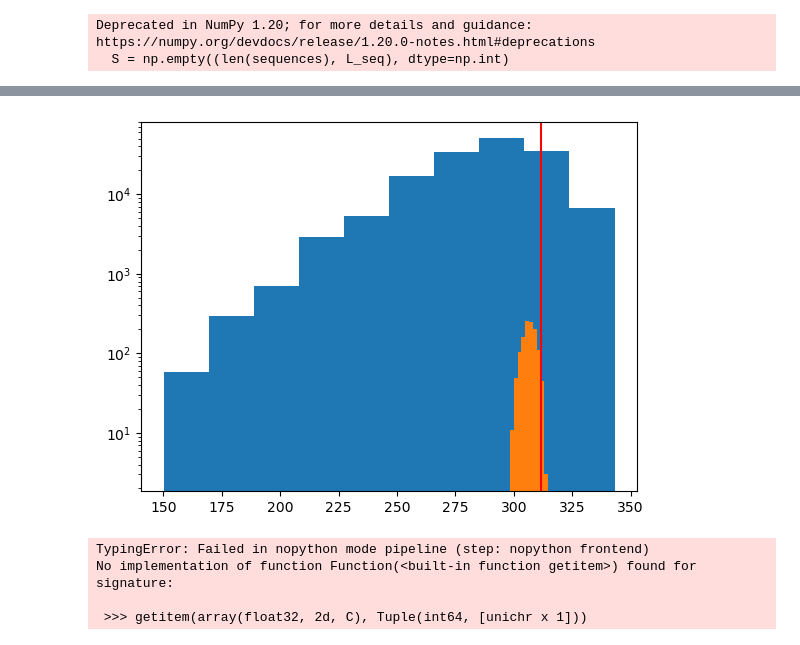
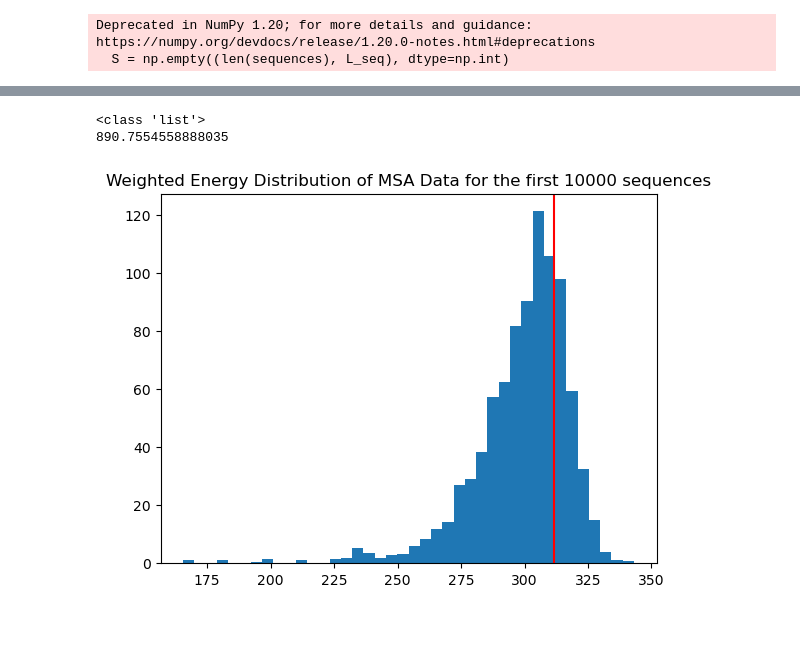
Before and after one commit to LDeng0205/msa_classify, a Jupyter notebook: potts.ipynb, the cells around one changed output, grey strips where cells are left out. Saved outputs shown, nothing was run; the diff lists cells and outputs as text; code cells hidden in the pictures.

Commit message:
finished processing of new weights and plotting energies. Confirmed whackiness when training potts on only thely the first 10000 msa sequences

```diff
--- a/potts.ipynb
+++ b/potts.ipynb
@@ -37,0 +51,11 @@ data = pd.read_csv(
+# %%
+cnt = 0
+for i in range(c.weights.shape[0]):
+    if w_full[i] == 0:
+        cnt+=1
+        continue
+    w_full[i] = 1/w_full[i]
+for i in range(c2.weights.shape[0]):
+    if w_full[i] == 0:
+        continue
+    w_10000[i] = 1/w_10000[i]
@@ -77,6 +111,7 @@ for fasta in fasta_sequences:
     yeast_seq_str.append(str(fasta.seq))
 # %%
 pos_upper = [x for x in range(len(yeast_seq_str[0])) if not yeast_seq_str[0][x].islower()]
-processed_yeast = np.asarray([np.asarray(list(s))[pos_upper] for s in yeast_seq_str])
-processed_yeast = np.asarray([s for s in processed_yeast if check_sequence(s)])
+processed_yeast = np.asarray([np.asarray(list(s))[pos_upper] for s in yeast_seq_str if not 'x' in s])
+processed_yeast = np.asarray([s for s in processed_yeast if check_sequence(s) and len(s)==82])
+print(processed_yeast.shape)
 wildtype = yeast_seq_str[0]
@@ -193,3 +231,11 @@ S = mod_convert_sequences(processed_yeast.tolist())
 # %% [output]
 Deprecated in NumPy 1.20; for more details and guidance: https://numpy.org/devdocs/release/1.20.0-notes.html#deprecations
   S = np.empty((len(sequences), L_seq), dtype=np.int)
+# %%
+print(msa_energies.shape)
+print(w_full.shape)
+w_full_valid = []
+for _w in w_full:
+    if _w != 0:
+        w_full_valid.append(1/_w)
+print(len(w_full_valid))
@@ -198,29 +264,26 @@ msa_energies = mod_hamiltonians(S, c.J_ij, c.h_i)
+# %%
+# process weights of c2
+w_10000_valid = []
+for _w in w_10000:
+    if _w != 0:
+        w_10000_valid.append(1/_w)
+# %%
+# len(w_10000_valid)
+# sum(w_10000_valid)
+print(type(w_10000_valid))
+a = 0
+for _ in w_10000_valid:
+    a+=_
+print(a)
+# %% [output]
+<class 'list'>
+890.7554558888035
 # %%
-plt.hist(msa_energies[:, 0])
-plt.hist(mutant_energies[:, 0])
+plt.hist(msa_energies[:9954, 0], weights=w_10000_valid, bins=40)
+
 plt.axvline(x=c.hamiltonians([c.seq()])[0][0], color='red')
-plt.yscale('log')
+plt.title("Weighted Energy Distribution of MSA Data for the first 10000 sequences")
+# plt.yscale('log')
 plt.show()
 # %% [output]
-[figure, old version]
+[figure, new version]
-# %%
-energies = c.hamiltonians(processed_yeast)[:, 0]
-wt_energy = energies[0]
-# c.hamiltonians([s])
-data = pd.read_csv(
-    "PABP_YEAST/data/PABP_YEAST_Fields2013-singles.csv", sep=";", comment="#"
-)
-
-
-# predict mutations using our model
-data_pred = tools.predict_mutation_table(
-    c, data, "effect_prediction_epistatic"
-)
-evm_pred = data_pred['effect_prediction_epistatic'].to_numpy()
-evm_pred_pos = evm_pred[np.where(label>=1)]+wt_energy
-evm_pred_neg = evm_pred[np.where(label<1)]+wt_energy
-# %% [output]
-TypingError: Failed in nopython mode pipeline (step: nopython frontend)
-No implementation of function Function(<built-in function getitem>) found for signature:
-
- >>> getitem(array(float32, 2d, C), Tuple(int64, [unichr x 1]))
```
Also changed, not shown: parts of 17 cells of this notebook, 8 other files.
